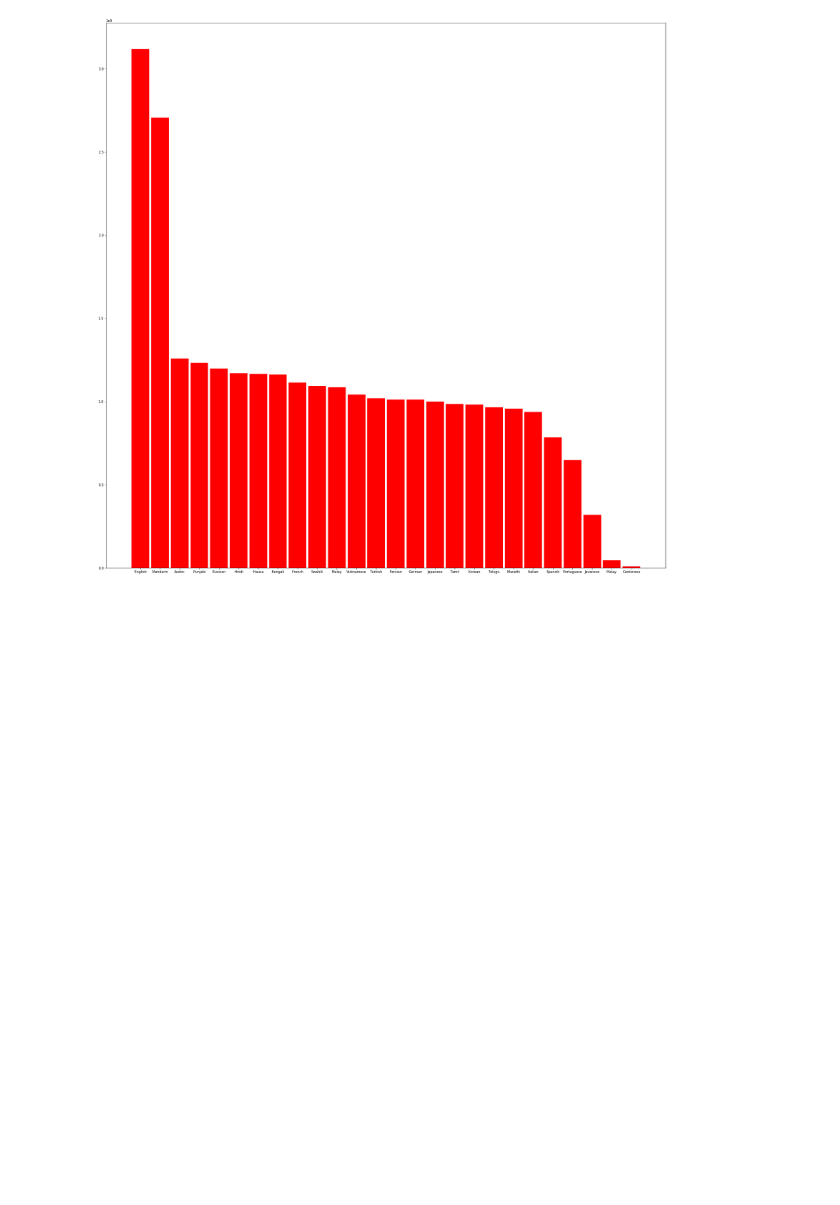
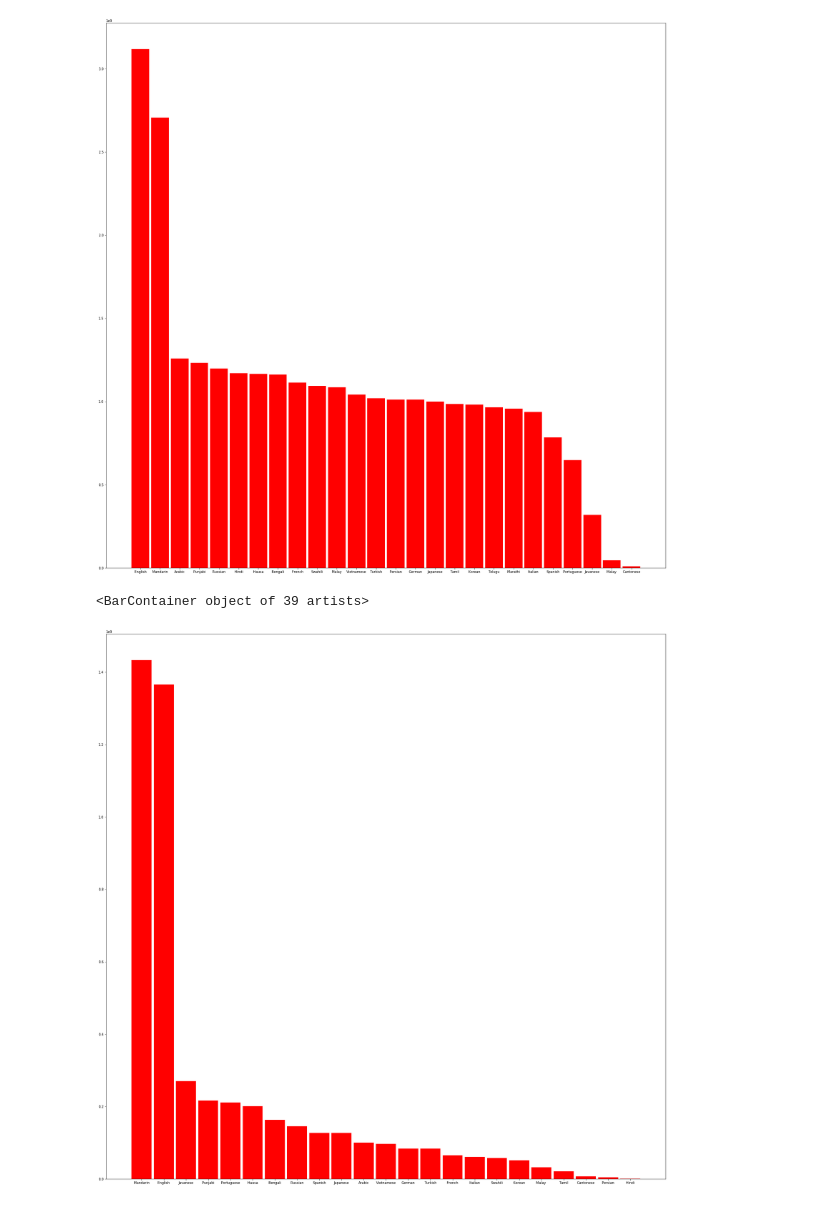
Before and after one commit to unchitta/language-modeling-mcm, a Jupyter notebook: modeling-language.ipynb, the cells around one changed output. Drawn from its saved outputs; the diff is of its cells as text; code cells hidden in the pictures; blank space fills up the shorter version.

Commit message:
Added graph for original Language stats

```diff
--- a/modeling-language.ipynb
+++ b/modeling-language.ipynb
@@ -426,6 +426,10 @@ data
 | 36 | Czech Republic | Vietnamese | Czech Slovak Belarusian Bulgarian... | 10689209 | 0.0054 | 0.0013 | 0.0006 | 16033813 | -0.0005 | 0.0048 | ... |
 | 37 | Italy | Italian | Italian | 60550075 | 0.0031 | -0.0008 | -0.0013 | 90825112 | -0.0004 | 0.0025 | ... |
 | 38 | Switzerland | Italian | French German Italian Romansh | 8591365 | 0.0111 | 0.0121 | 0.0083 | 12887047 | -0.0003 | 0.0119 | ... |
+# %%
+language_speakers_now = []
+for i in range(39):
+    language_speakers_now.append( (data.loc[i, 'lang'] ,data.loc[i, 'pop']))
 # %%
 #Not necessary just refreshing my existence
 
@@ -745,3 +750,17 @@ plt.bar(places, numbers, width=.9, color='r')
 # %% [output]
 <BarContainer object of 26 artists>
 [figure]
+# %%
+inlist = list(language_speakers_now)
+def sortSecond(val):
+    return val[1]
+inlist.sort(key = sortSecond, reverse=True)
+# %%
+plt.figure(figsize=(30,30))
+places = [i[0] for i in inlist]
+numbers = [i[1] for i in inlist]
+plt.bar(places, numbers, width=.9, color='r')
+print("This is the old language population")
+# %% [output]
+<BarContainer object of 39 artists>
+[figure, added]
```
Also changed, not shown: parts of 1 cell of this notebook.
